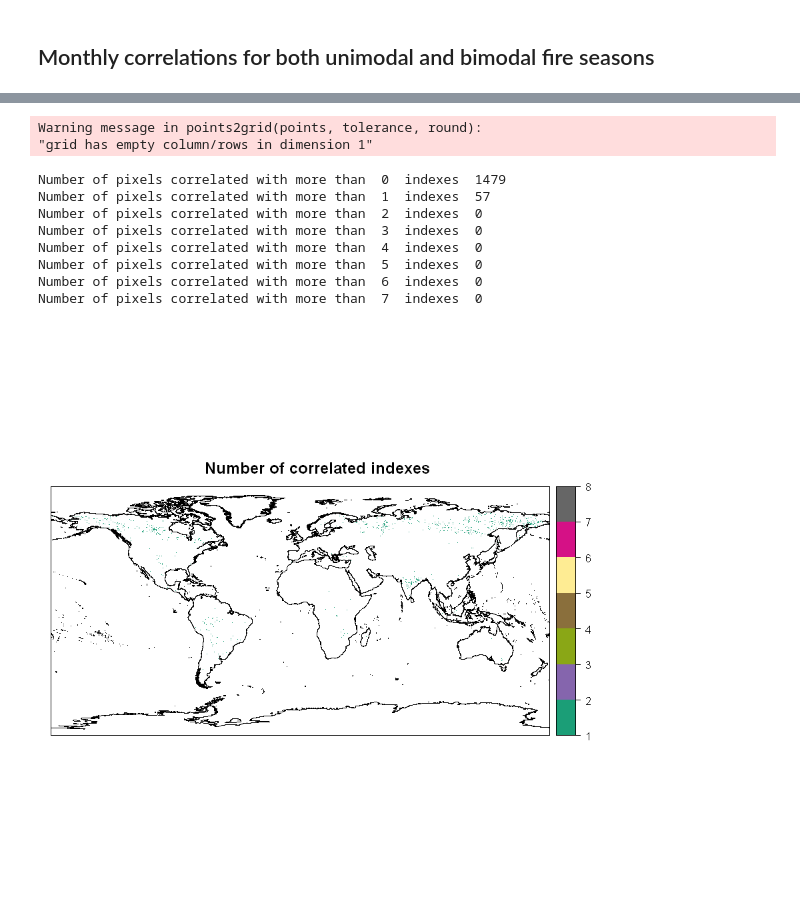
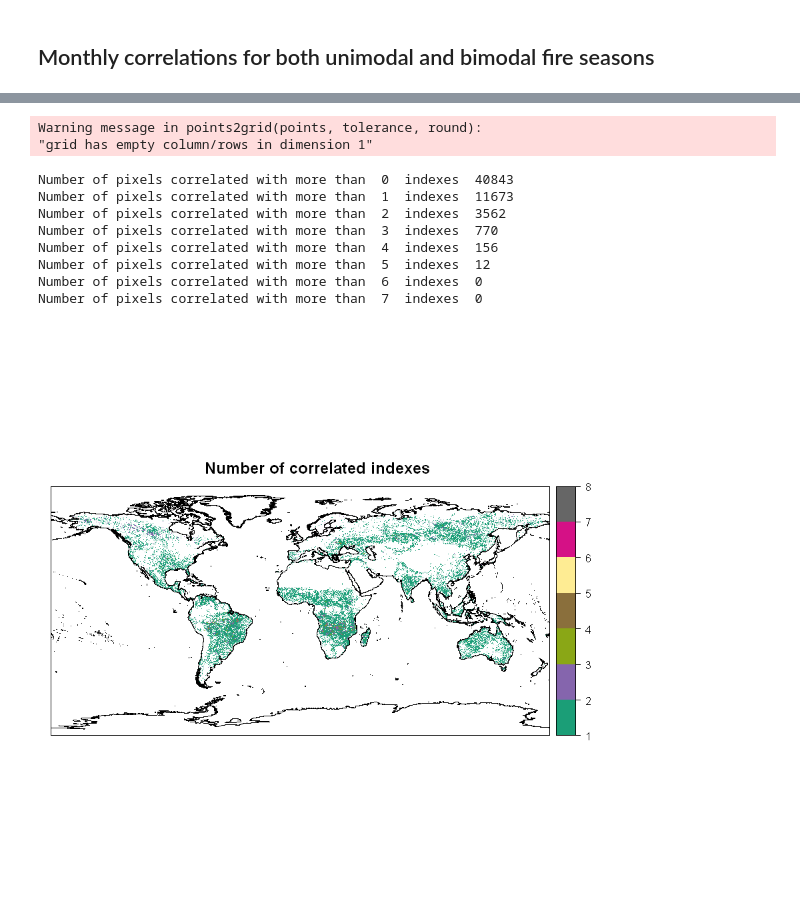
Before and after one commit to MarcosVM98/TFM, a Jupyter notebook: notebooks/Correlation_Per75.ipynb, the cells around one changed output, grey strips where cells are left out. Cells and saved outputs as stored; diff of their text form; code cells hidden in the pictures.

```diff
--- a/notebooks/Correlation_Per75.ipynb
+++ b/notebooks/Correlation_Per75.ipynb
@@ -187,12 +187,12 @@ Warning message in points2grid(points, tolerance, round):
 ... (3 outputs left out)
 # %%
-threshold = 0.4
+threshold = -2
 
 arg.list <- list(col.regions = group.colors(8),
                           at = seq(1, 8, 1), main = 'Number of correlated indexes')
 
 v = cbind(as.numeric(corr.df$nao > threshold), as.numeric(corr.df$poleur > threshold), as.numeric(corr.df$ea > threshold),
-          as.numeric(corr.df$eawr > threshold), as.numeric(corr.df$pna > threshold), as.numeric(corr.df$soi > threshold),
+          as.numeric(corr.df$eawr > threshold), as.numeric(corr.df$pna > threshold), as.numeric(corr.df$nina34 > threshold),
           as.numeric(corr.df$scand > threshold), as.numeric(corr.df$wp > threshold))
 
 corr.df$suma = rowSums(v, na.rm=T)
@@ -229,7 +229,7 @@ Number of pixels correlated with more than  7  indexes  35
 # %%
 corr.df.2 = masked_coords
 mode = 'bimodal1'
-#corr.df.2 = corr.annual(nina34, 'nina34', corr.df.2, mode = mode)
+corr.df.2 = corr.annual(nina34, 'nina34', corr.df.2, mode = mode)
 #corr.df.2 = corr.annual(oni, 'oni', corr.df.2, mode = mode)
 corr.df.2 = corr.annual(nao, 'nao', corr.df.2, mode = mode)
 corr.df.2 = corr.annual(poleur, 'poleur', corr.df.2, mode = mode)
@@ -237,7 +237,7 @@ corr.df.2 = corr.annual(ea, 'ea', corr.df.2, mode = mode)
 corr.df.2 = corr.annual(eawr, 'eawr', corr.df.2, mode = mode)
 #corr.df.2 = corr.annual(epnp, 'epnp', corr.df.2, mode = mode)
 corr.df.2 = corr.annual(pna, 'pna', corr.df.2, mode = mode)
-corr.df.2 = corr.annual(soi, 'soi', corr.df.2, mode = mode)
+#corr.df.2 = corr.annual(soi, 'soi', corr.df.2, mode = mode)
 corr.df.2 = corr.annual(scand, 'scand', corr.df.2, mode = mode)
 corr.df.2 = corr.annual(wp, 'wp', corr.df.2, mode = mode)
 # %% [output]
@@ -263,12 +263,12 @@ Warning message in points2grid(points, tolerance, round):
 ... (3 outputs left out)
 # %%
-threshold = 0.4
+threshold = -2
 
 arg.list <- list(col.regions = group.colors(8),
                           at = seq(1, 8, 1), main = 'Number of correlated indexes')
 
 v = cbind(as.numeric(corr.df.2$nao > threshold), as.numeric(corr.df.2$poleur > threshold), as.numeric(corr.df.2$ea > threshold),
-          as.numeric(corr.df.2$eawr > threshold), as.numeric(corr.df.2$pna > threshold), as.numeric(corr.df.2$soi > threshold),
+          as.numeric(corr.df.2$eawr > threshold), as.numeric(corr.df.2$pna > threshold), as.numeric(corr.df.2$nina34 > threshold),
           as.numeric(corr.df.2$scand > threshold), as.numeric(corr.df.2$wp > threshold))
 
 corr.df.2$suma = rowSums(v, na.rm=T)
@@ -305,7 +305,7 @@ Number of pixels correlated with more than  7  indexes  0
 # %%
 corr.df.monthly = masked_coords
 
-#corr.df.monthly = corr.monthly(nina34, 'nina34', corr.df.monthly)
+corr.df.monthly = corr.monthly(nina34, 'nina34', corr.df.monthly)
 #corr.df.monthly = corr.monthly(oni, 'oni', corr.df.monthly)
 corr.df.monthly = corr.monthly(nao, 'nao', corr.df.monthly)
 corr.df.monthly = corr.monthly(poleur, 'poleur', corr.df.monthly)
@@ -314,7 +314,7 @@ corr.df.monthly = corr.monthly(eawr, 'eawr', corr.df.monthly)
 #corr.df.monthly = corr.monthly(epnp, 'epnp', corr.df.monthly)
 corr.df.monthly = corr.monthly(pna, 'pna', corr.df.monthly)
 corr.df.monthly = corr.monthly(scand, 'scand', corr.df.monthly)
-corr.df.monthly = corr.monthly(soi, 'soi', corr.df.monthly)
+#corr.df.monthly = corr.monthly(soi, 'soi', corr.df.monthly)
 corr.df.monthly = corr.monthly(wp, 'wp', corr.df.monthly)
 # %% [output]
 Warning message in points2grid(points, tolerance, round):
@@ -339,40 +339,40 @@ Warning message in points2grid(points, tolerance, round):
 ... (3 outputs left out)
 # %%
-threshold = 0.4
+threshold = -2
 
 arg.list <- list(col.regions = group.colors(8),
                           at = seq(1, 8, 1), main = 'Number of correlated indexes')
 
 v = cbind(as.numeric(corr.df.monthly$nao > threshold), as.numeric(corr.df.monthly$poleur > threshold), as.numeric(corr.df.monthly$ea > threshold),
-          as.numeric(corr.df.monthly$eawr > threshold), as.numeric(corr.df.monthly$pna > threshold), as.numeric(corr.df.monthly$soi > threshold),
+          as.numeric(corr.df.monthly$eawr > threshold), as.numeric(corr.df.monthly$pna > threshold), as.numeric(corr.df.monthly$nina34 > threshold),
           as.numeric(corr.df.monthly$scand > threshold), as.numeric(corr.df.monthly$wp > threshold))
 
 corr.df.monthly$suma = rowSums(v, na.rm=T)
 v <- corr.df.monthly$suma
 v[which(v < 1)] <- NA
 
 df1 <- cbind.data.frame(masked_coords, v)
 coordinates(df1) <- c(1,2)
 gridded(df1) <- TRUE
 arg.list[["sp.layout"]] <- list("sp.lines", coast.lines)
 arg.list[["obj"]] <- df1
 arg.list[["zcol"]] <- 1
 arg.list[["ylim"]] <- c(-90,90)
 arg.list[["xlim"]] <- c(-180,180)
 do.call("spplot", arg.list) %>% print()
 
 for (i in 1:8){
     cat('Number of pixels correlated with more than ', i-1, ' indexes ', sum(corr.df.monthly$suma > i-1), '\n')
 }
 # %% [output]
 Warning message in points2grid(points, tolerance, round):
 "grid has empty column/rows in dimension 1"
-Number of pixels correlated with more than  0  indexes  1479
-Number of pixels correlated with more than  1  indexes  57
-Number of pixels correlated with more than  2  indexes  0
-Number of pixels correlated with more than  3  indexes  0
-Number of pixels correlated with more than  4  indexes  0
-Number of pixels correlated with more than  5  indexes  0
+Number of pixels correlated with more than  0  indexes  40843
+Number of pixels correlated with more than  1  indexes  11673
+Number of pixels correlated with more than  2  indexes  3562
+Number of pixels correlated with more than  3  indexes  770
+Number of pixels correlated with more than  4  indexes  156
+Number of pixels correlated with more than  5  indexes  12
 Number of pixels correlated with more than  6  indexes  0
 Number of pixels correlated with more than  7  indexes  0
-[figure, old version]
+[figure, new version]
```
Also changed, not shown: parts of 7 cells of this notebook, 1 other file.
